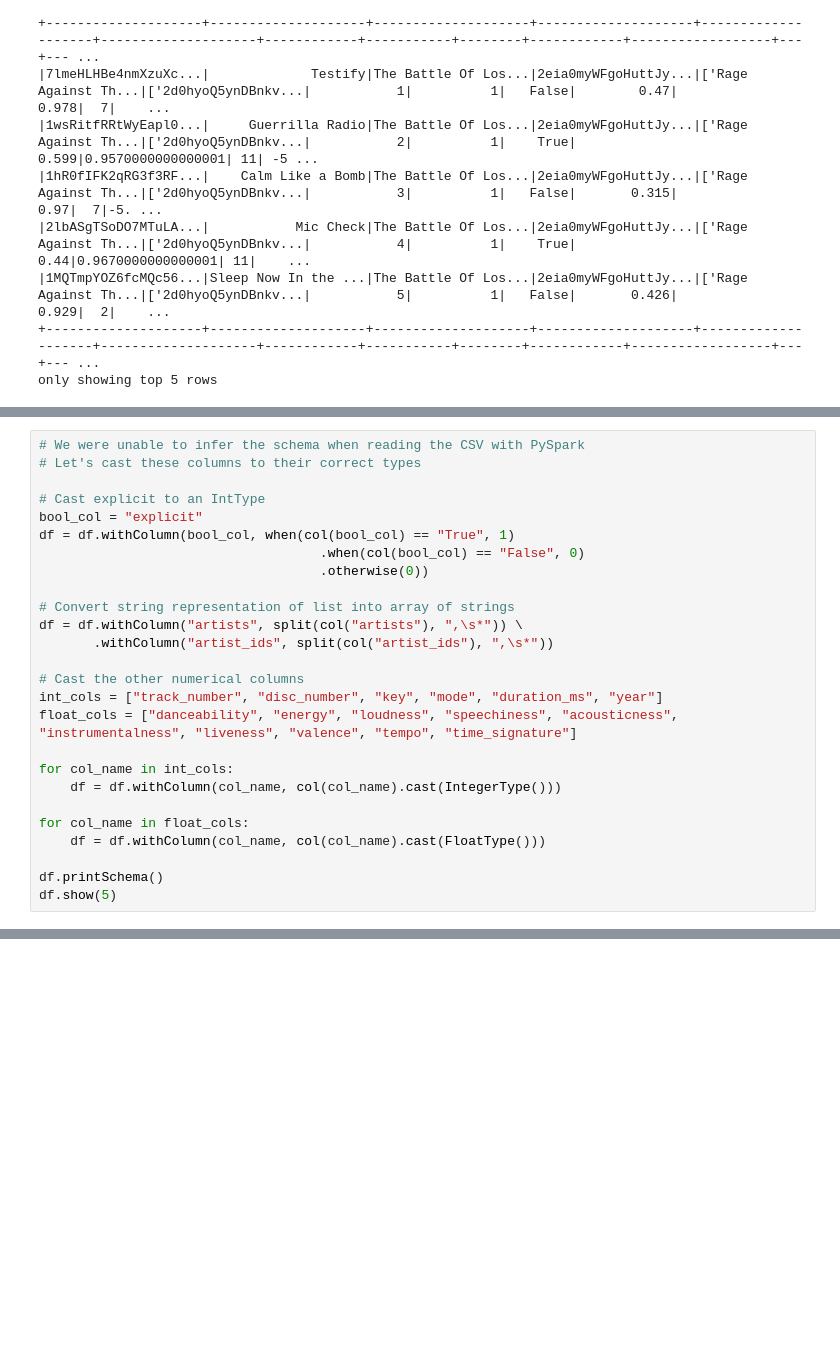
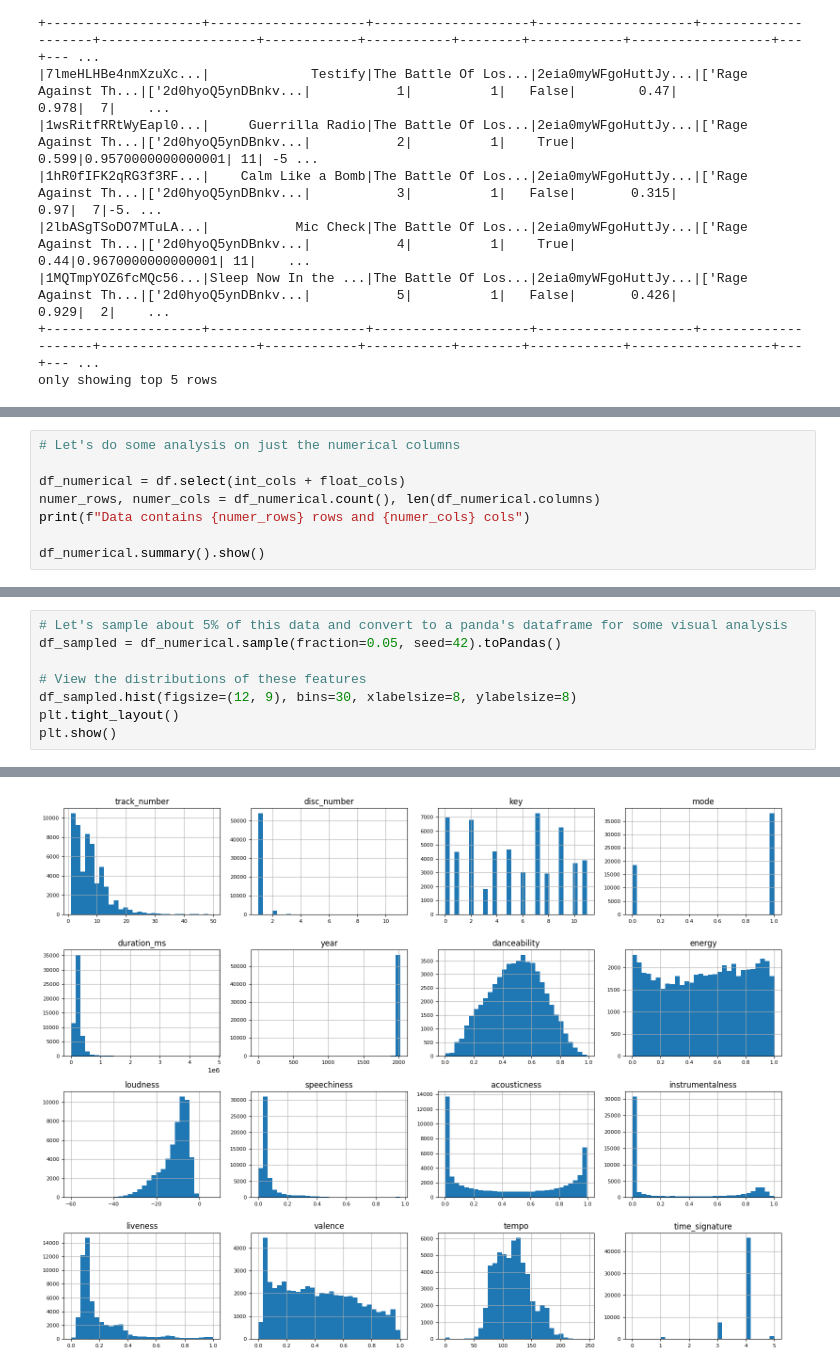
Before and after one commit to arniekanwal/song-recommendation-engine, a Jupyter notebook: explore/song-rec.ipynb, the cells around one changed output, grey strips where cells are left out. Saved outputs shown, nothing was run; the diff lists cells and outputs as text; blank space fills up the shorter version.

Commit message:
data visualization

```diff
--- a/explore/song-rec.ipynb
+++ b/explore/song-rec.ipynb
@@ -106,26 +161,8 @@ Data contains 1138490 rows and 24 cols
-# %%
-# We were unable to infer the schema when reading the CSV with PySpark
-# Let's cast these columns to their correct types
-
-# Cast explicit to an IntType
-bool_col = "explicit"
-df = df.withColumn(bool_col, when(col(bool_col) == "True", 1)
-                                    .when(col(bool_col) == "False", 0)
-                                    .otherwise(0))
-
-# Convert string representation of list into array of strings
-df = df.withColumn("artists", split(col("artists"), ",\s*")) \
-       .withColumn("artist_ids", split(col("artist_ids"), ",\s*"))
-
-# Cast the other numerical columns
-int_cols = ["track_number", "disc_number", "key", "mode", "duration_ms", "year"]
-float_cols = ["danceability", "energy", "loudness", "speechiness", "acousticness", "instrumentalness", "liveness", "valence", "tempo", "time_signature"]
-
-for col_name in int_cols:
-    df = df.withColumn(col_name, col(col_name).cast(IntegerType()))
-
-for col_name in float_cols:
-    df = df.withColumn(col_name, col(col_name).cast(FloatType()))
-
-df.printSchema()
-df.show(5)
+# %%
+# Let's do some analysis on just the numerical columns
+
+df_numerical = df.select(int_cols + float_cols)
+numer_rows, numer_cols = df_numerical.count(), len(df_numerical.columns)
+print(f"Data contains {numer_rows} rows and {numer_cols} cols")
+
+df_numerical.summary().show()
@@ -131,0 +186,9 @@ df.show(5)
+# %%
+# Let's sample about 5% of this data and convert to a panda's dataframe for some visual analysis
+df_sampled = df_numerical.sample(fraction=0.05, seed=42).toPandas()
+
+# View the distributions of these features
+df_sampled.hist(figsize=(12, 9), bins=30, xlabelsize=8, ylabelsize=8)
+plt.tight_layout()
+plt.show()
+# %% [output]
@@ -131,0 +199 @@ df.show(5)
+[figure, added]
```
Also changed, not shown: parts of 8 cells of this notebook, 1 other file.
